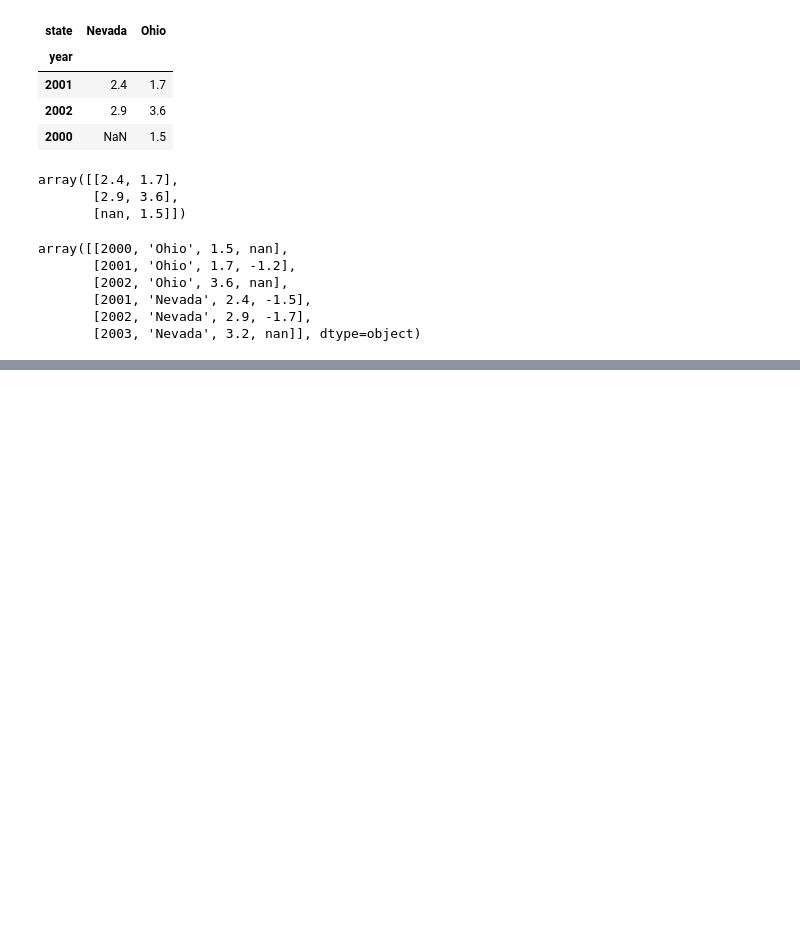
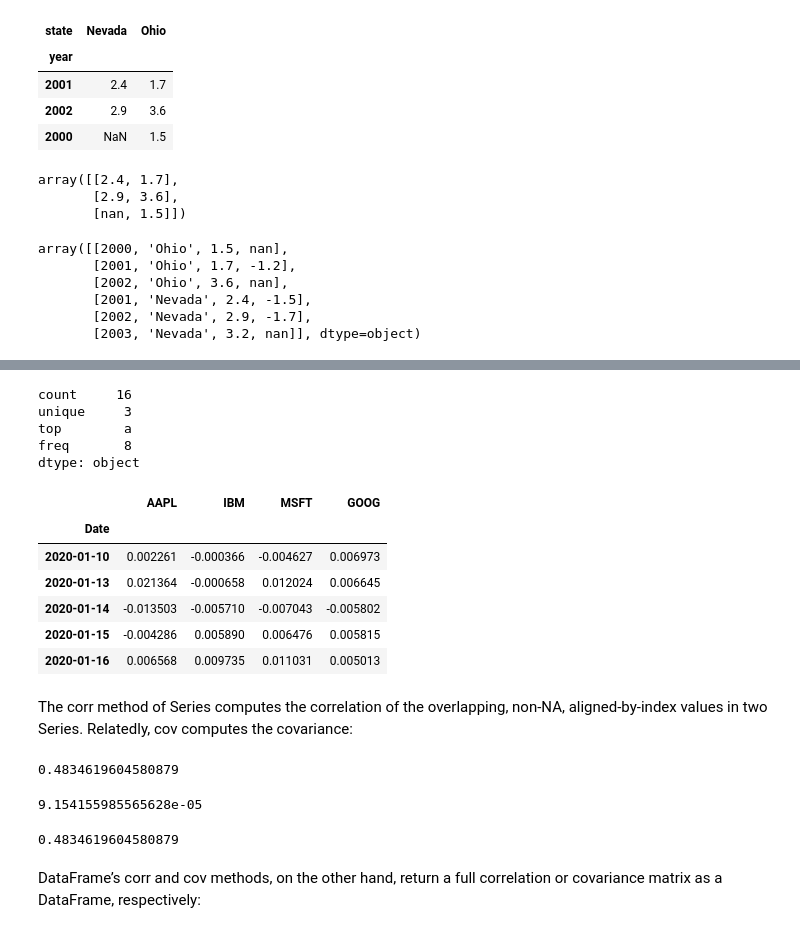
Before and after one commit to volynvlad/jup-notebook, a Jupyter notebook: BookExamples/Pandas.ipynb, the cells around one changed output, grey strips where cells are left out. Drawn from its saved outputs; the diff is of its cells as text; code cells hidden in the pictures; blank space fills up the shorter version.

```diff
--- a/BookExamples/Pandas.ipynb
+++ b/BookExamples/Pandas.ipynb
@@ -449,0 +791,2 @@ array([[2000, 'Ohio', 1.5, nan],
+# %%
+data[data < 5] = 0
@@ -449,0 +1463,8 @@ array([[2000, 'Ohio', 1.5, nan],
+# %%
+obj.describe()
+# %% [output]
+count     16
+unique     3
+top        a
+freq       8
+dtype: object
@@ -449,0 +1473,6 @@ array([[2000, 'Ohio', 1.5, nan],
+# %%
+all_data = {ticker: web.get_data_yahoo(ticker)
+            for ticker in ['AAPL', 'IBM', 'MSFT', 'GOOG']}
+# %%
+price = pd.DataFrame({ticker: data['Adj Close']
+                     for ticker, data in all_data.items()})
@@ -449,0 +1482,30 @@ array([[2000, 'Ohio', 1.5, nan],
+# %%
+returns = price.pct_change()
+# %%
+returns.tail()
+# %% [output]
+|  | AAPL | IBM | MSFT | GOOG |
+| Date |  |  |  |  |
+| 2020-01-10 | 0.002261 | -0.000366 | -0.004627 | 0.006973 |
+| 2020-01-13 | 0.021364 | -0.000658 | 0.012024 | 0.006645 |
+| 2020-01-14 | -0.013503 | -0.005710 | -0.007043 | -0.005802 |
+| 2020-01-15 | -0.004286 | 0.005890 | 0.006476 | 0.005815 |
+| 2020-01-16 | 0.006568 | 0.009735 | 0.011031 | 0.005013 |
+# %% [markdown]
+The corr method of Series computes the correlation of the overlapping, non-NA,
+aligned-by-index values in two Series. Relatedly, cov computes the covariance:
+# %%
+returns['MSFT'].corr(returns['IBM'])
+# %% [output]
+0.4834619604580879
+# %%
+returns['MSFT'].cov(returns['IBM'])
+# %% [output]
+9.154155985565628e-05
+# %%
+returns.MSFT.corr(returns.IBM)
+# %% [output]
+0.4834619604580879
+# %% [markdown]
+DataFrame’s corr and cov methods, on the other hand, return a full correlation or
+covariance matrix as a DataFrame, respectively:
```
Also changed, not shown: parts of 212 cells of this notebook.
